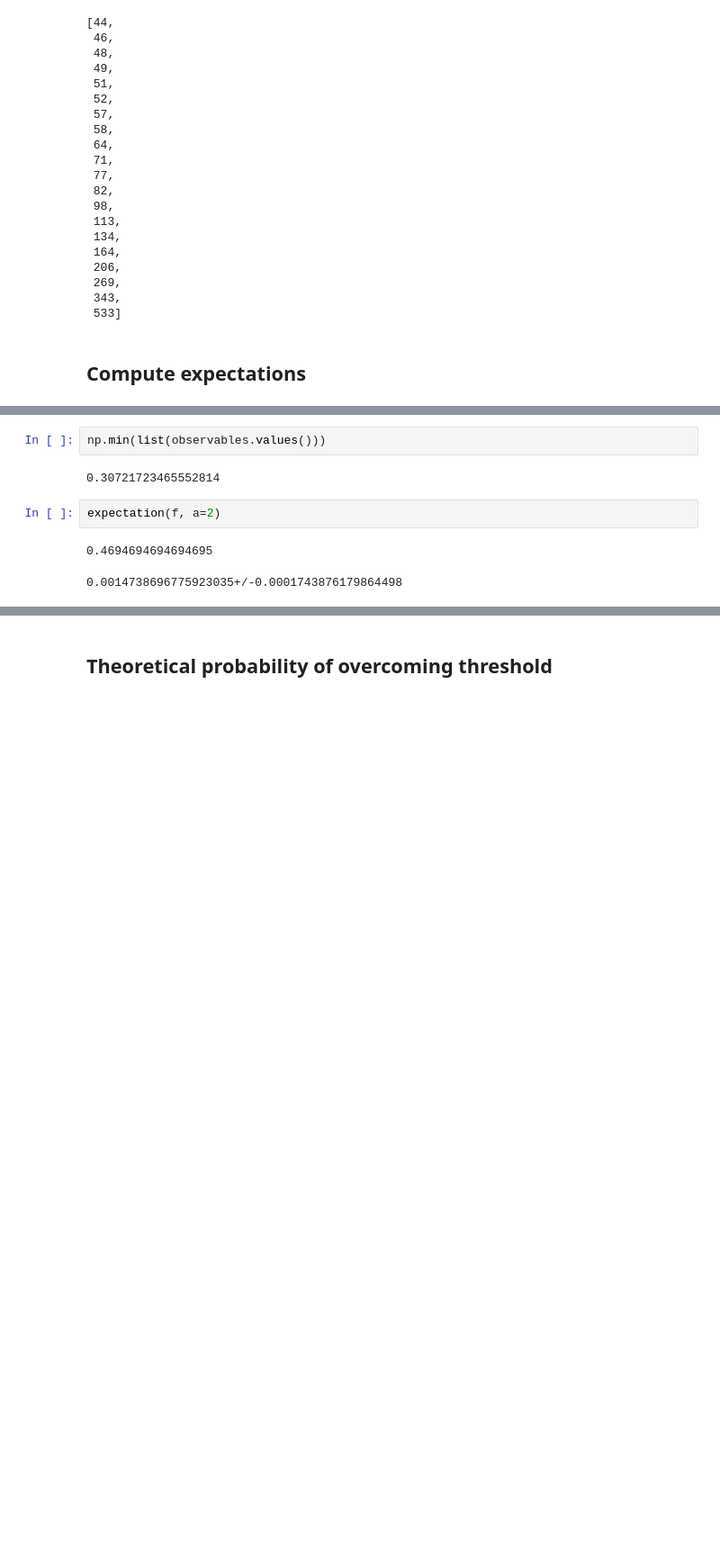
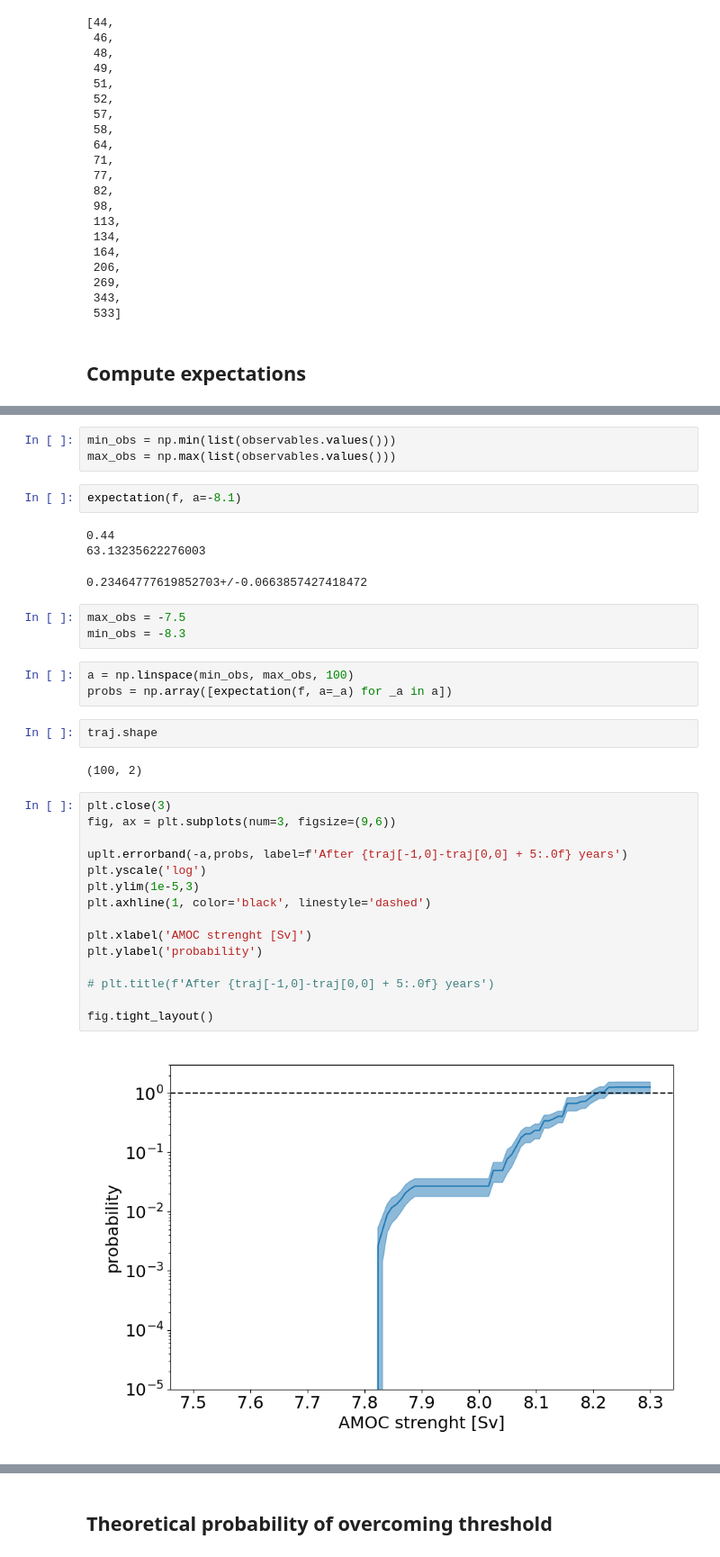
Before and after one commit to AlessandroLovo/REA-Veros, a Jupyter notebook: demo/visualize.ipynb, the cells around one changed output, grey strips where cells are left out. Shown at 90% size. Drawn from its saved outputs; the diff is of its cells as text; blank space fills up the shorter version.

```diff
--- a/demo/visualize.ipynb
+++ b/demo/visualize.ipynb
@@ -174,11 +183,38 @@ def expectation(func, **kwargs):
 
     return unc.ufloat(mean,std)
 # %%
-np.min(list(observables.values()))
+min_obs = np.min(list(observables.values()))
+max_obs = np.max(list(observables.values()))
-# %% [output]
-0.30721723465552814
 # %%
-expectation(f, a=2)
+expectation(f, a=-8.1)
 # %% [output]
-0.4694694694694695
+0.44
+63.13235622276003
-0.0014738696775923035+/-0.0001743876179864498
+0.23464777619852703+/-0.0663857427418472
+# %%
+max_obs = -7.5
+min_obs = -8.3
+# %%
+a = np.linspace(min_obs, max_obs, 100)
+probs = np.array([expectation(f, a=_a) for _a in a])
+# %%
+traj.shape
+# %% [output]
+(100, 2)
+# %%
+plt.close(3)
+fig, ax = plt.subplots(num=3, figsize=(9,6))
+
+uplt.errorband(-a,probs, label=f'After {traj[-1,0]-traj[0,0] + 5:.0f} years')
+plt.yscale('log')
+plt.ylim(1e-5,3)
+plt.axhline(1, color='black', linestyle='dashed')
+
+plt.xlabel('AMOC strenght [Sv]')
+plt.ylabel('probability')
+
+# plt.title(f'After {traj[-1,0]-traj[0,0] + 5:.0f} years')
+
+fig.tight_layout()
+# %% [output]
+[figure, added]
```
Also changed, not shown: parts of 6 cells of this notebook, 1 other file.
